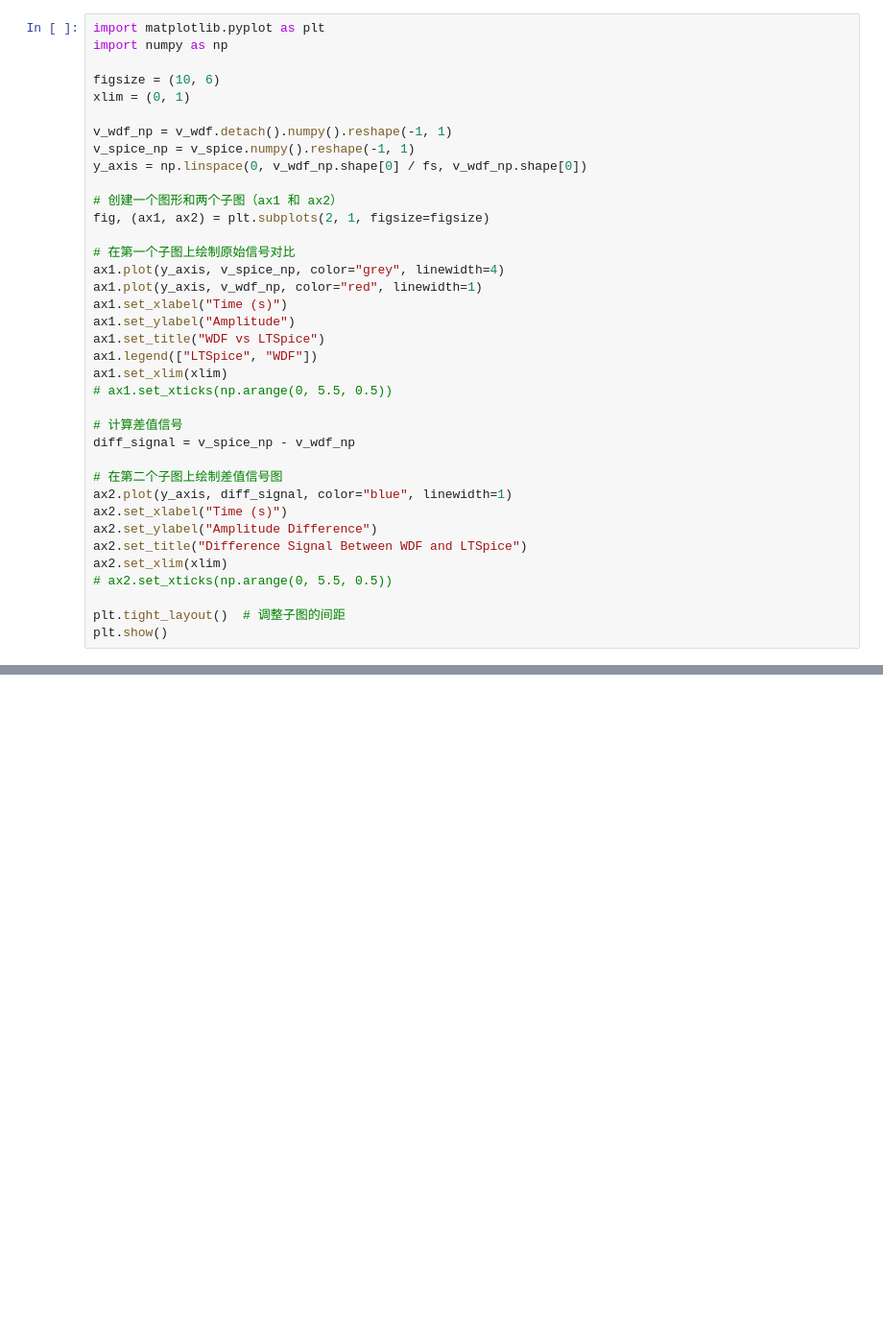
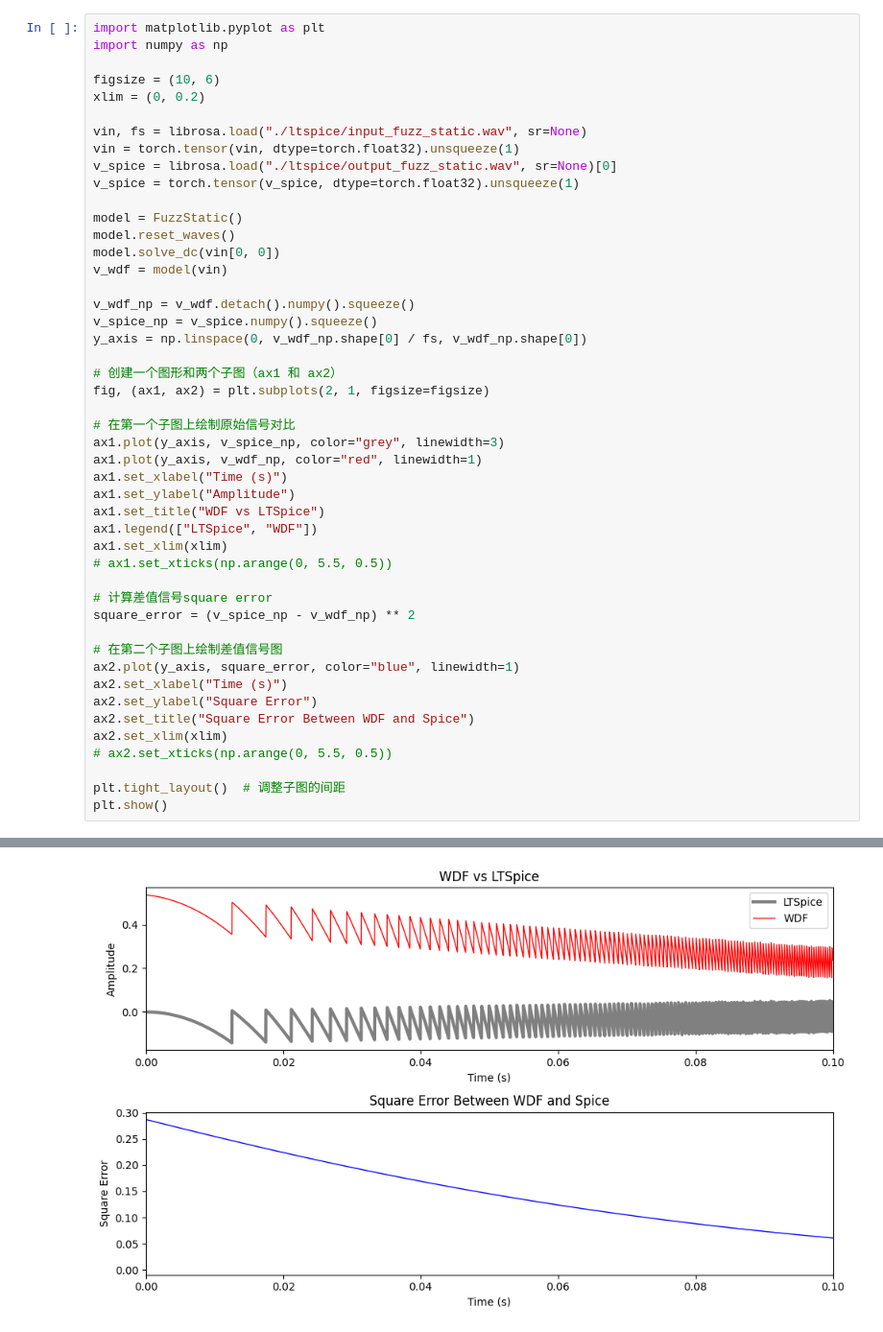
Before and after one commit to mryangsj/fuzz, a Jupyter notebook: fuzz_static.ipynb, the cells around one changed output, grey strips where cells are left out. Shown at 96% size. Drawn from its saved outputs; the diff is of its cells as text; blank space fills up the shorter version.

```diff
--- a/fuzz_static.ipynb
+++ b/fuzz_static.ipynb
@@ -337,17 +537,27 @@ import matplotlib.pyplot as plt
 import numpy as np
 
 figsize = (10, 6)
-xlim = (0, 1)
+xlim = (0, 0.2)
 
-v_wdf_np = v_wdf.detach().numpy().reshape(-1, 1)
-v_spice_np = v_spice.numpy().reshape(-1, 1)
+vin, fs = librosa.load("./ltspice/input_fuzz_static.wav", sr=None)
+vin = torch.tensor(vin, dtype=torch.float32).unsqueeze(1)
+v_spice = librosa.load("./ltspice/output_fuzz_static.wav", sr=None)[0]
+v_spice = torch.tensor(v_spice, dtype=torch.float32).unsqueeze(1)
+
+model = FuzzStatic()
+model.reset_waves()
+model.solve_dc(vin[0, 0])
+v_wdf = model(vin)
+
+v_wdf_np = v_wdf.detach().numpy().squeeze()
+v_spice_np = v_spice.numpy().squeeze()
 y_axis = np.linspace(0, v_wdf_np.shape[0] / fs, v_wdf_np.shape[0])
 
 # 创建一个图形和两个子图（ax1 和 ax2）
 fig, (ax1, ax2) = plt.subplots(2, 1, figsize=figsize)
 
 # 在第一个子图上绘制原始信号对比
-ax1.plot(y_axis, v_spice_np, color="grey", linewidth=4)
+ax1.plot(y_axis, v_spice_np, color="grey", linewidth=3)
 ax1.plot(y_axis, v_wdf_np, color="red", linewidth=1)
 ax1.set_xlabel("Time (s)")
 ax1.set_ylabel("Amplitude")
@@ -356,16 +566,17 @@ ax1.legend(["LTSpice", "WDF"])
 ax1.set_xlim(xlim)
 # ax1.set_xticks(np.arange(0, 5.5, 0.5))
 
-# 计算差值信号
-diff_signal = v_spice_np - v_wdf_np
+# 计算差值信号square error
+square_error = (v_spice_np - v_wdf_np) ** 2
 
 # 在第二个子图上绘制差值信号图
-ax2.plot(y_axis, diff_signal, color="blue", linewidth=1)
+ax2.plot(y_axis, square_error, color="blue", linewidth=1)
 ax2.set_xlabel("Time (s)")
-ax2.set_ylabel("Amplitude Difference")
-ax2.set_title("Difference Signal Between WDF and LTSpice")
+ax2.set_ylabel("Square Error")
+ax2.set_title("Square Error Between WDF and Spice")
 ax2.set_xlim(xlim)
 # ax2.set_xticks(np.arange(0, 5.5, 0.5))
 
 plt.tight_layout()  # 调整子图的间距
 plt.show()
+# %% [output]
@@ -371,0 +589 @@ plt.show()
+[figure, added]
```
Also changed, not shown: parts of 13 cells of this notebook, 22 other files.
